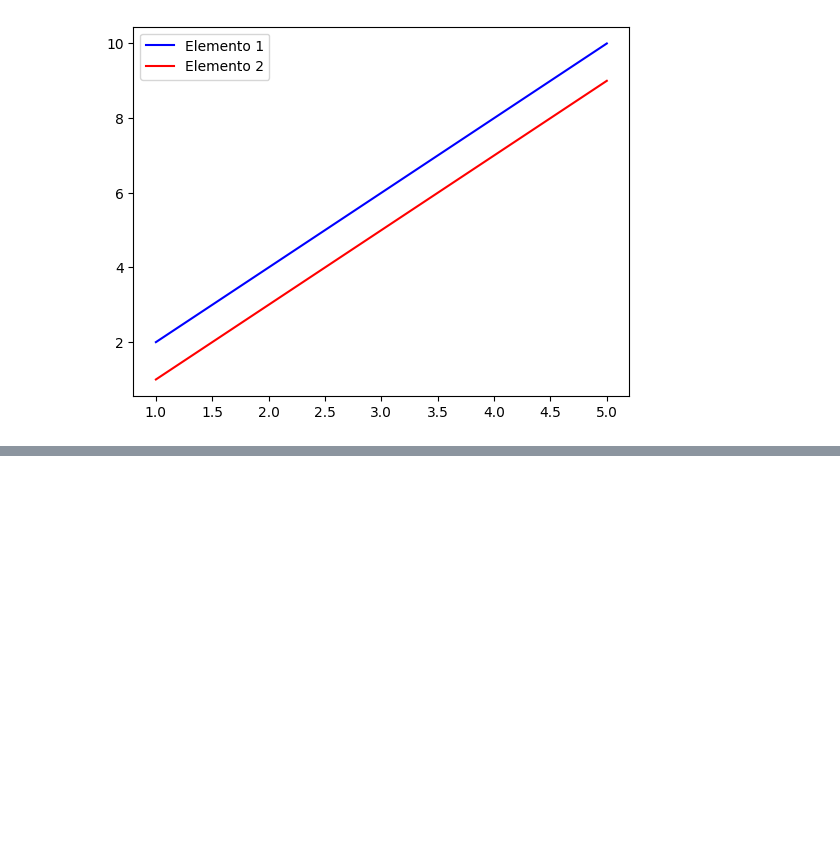
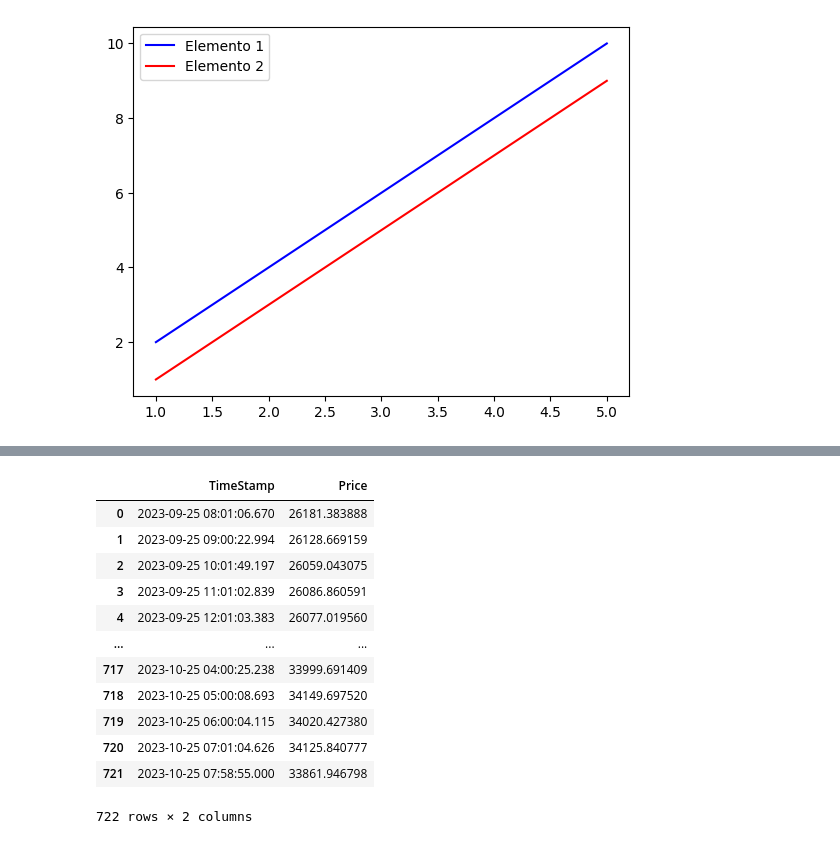
Before and after one commit to matublaq/Inflation-data, a Jupyter notebook: Prueba.ipynb, the cells around one changed output, grey strips where cells are left out. Cells and saved outputs as stored; diff of their text form; code cells hidden in the pictures; blank space fills up the shorter version.

```diff
--- a/Prueba.ipynb
+++ b/Prueba.ipynb
@@ -172,0 +232,17 @@ plt.show()
+# %%
+data['TimeStamp'] = pd.to_datetime(data['TimeStamp'], unit='ms')
+data
+# %% [output]
+|  | TimeStamp | Price |
+| 0 | 2023-09-25 08:01:06.670 | 26181.383888 |
+| 1 | 2023-09-25 09:00:22.994 | 26128.669159 |
+| 2 | 2023-09-25 10:01:49.197 | 26059.043075 |
+| 3 | 2023-09-25 11:01:02.839 | 26086.860591 |
+| 4 | 2023-09-25 12:01:03.383 | 26077.019560 |
+| ... | ... | ... |
+| 717 | 2023-10-25 04:00:25.238 | 33999.691409 |
+| 718 | 2023-10-25 05:00:08.693 | 34149.697520 |
+| 719 | 2023-10-25 06:00:04.115 | 34020.427380 |
+| 720 | 2023-10-25 07:01:04.626 | 34125.840777 |
+| 721 | 2023-10-25 07:58:55.000 | 33861.946798 |
+722 rows × 2 columns
```
Also changed, not shown: parts of 7 cells of this notebook.
